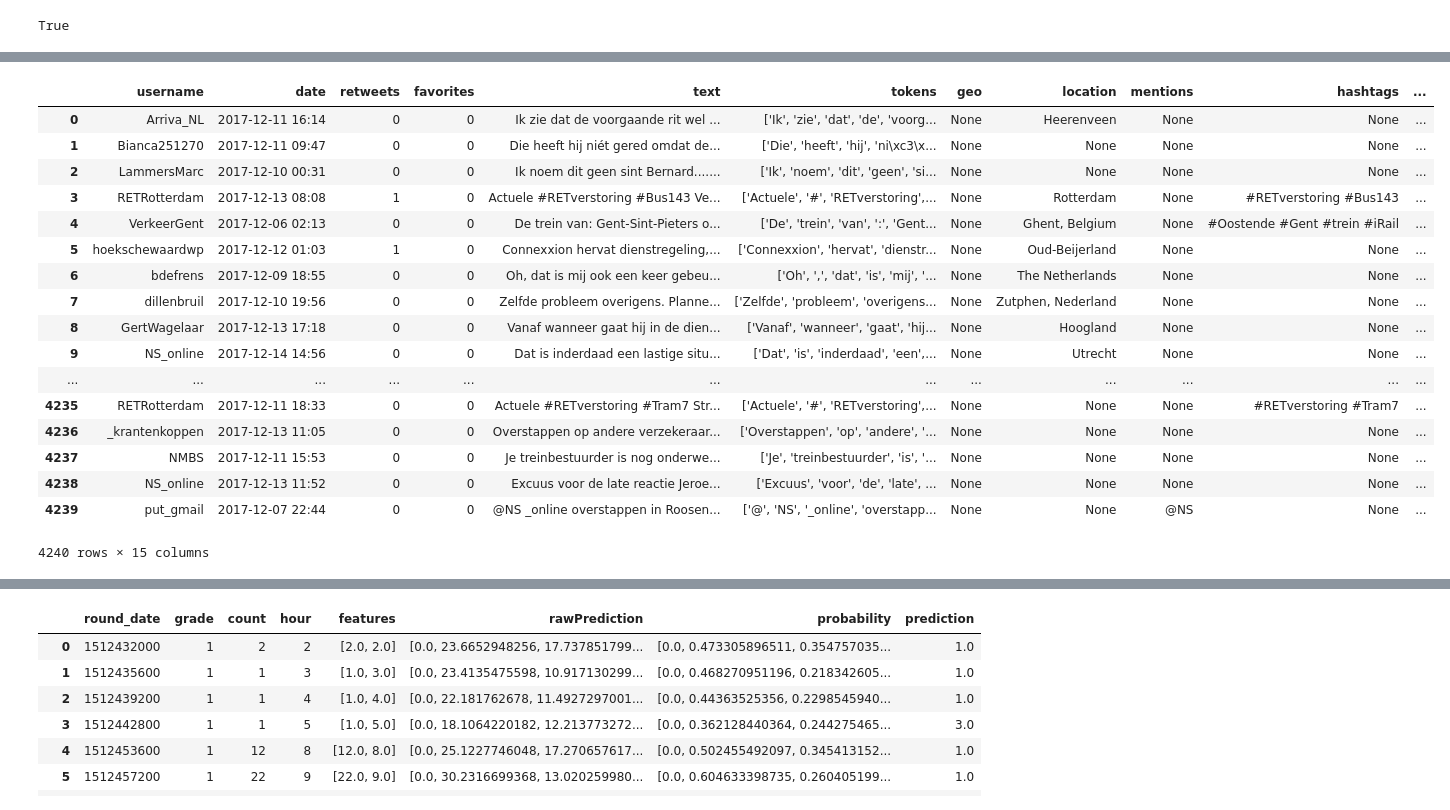
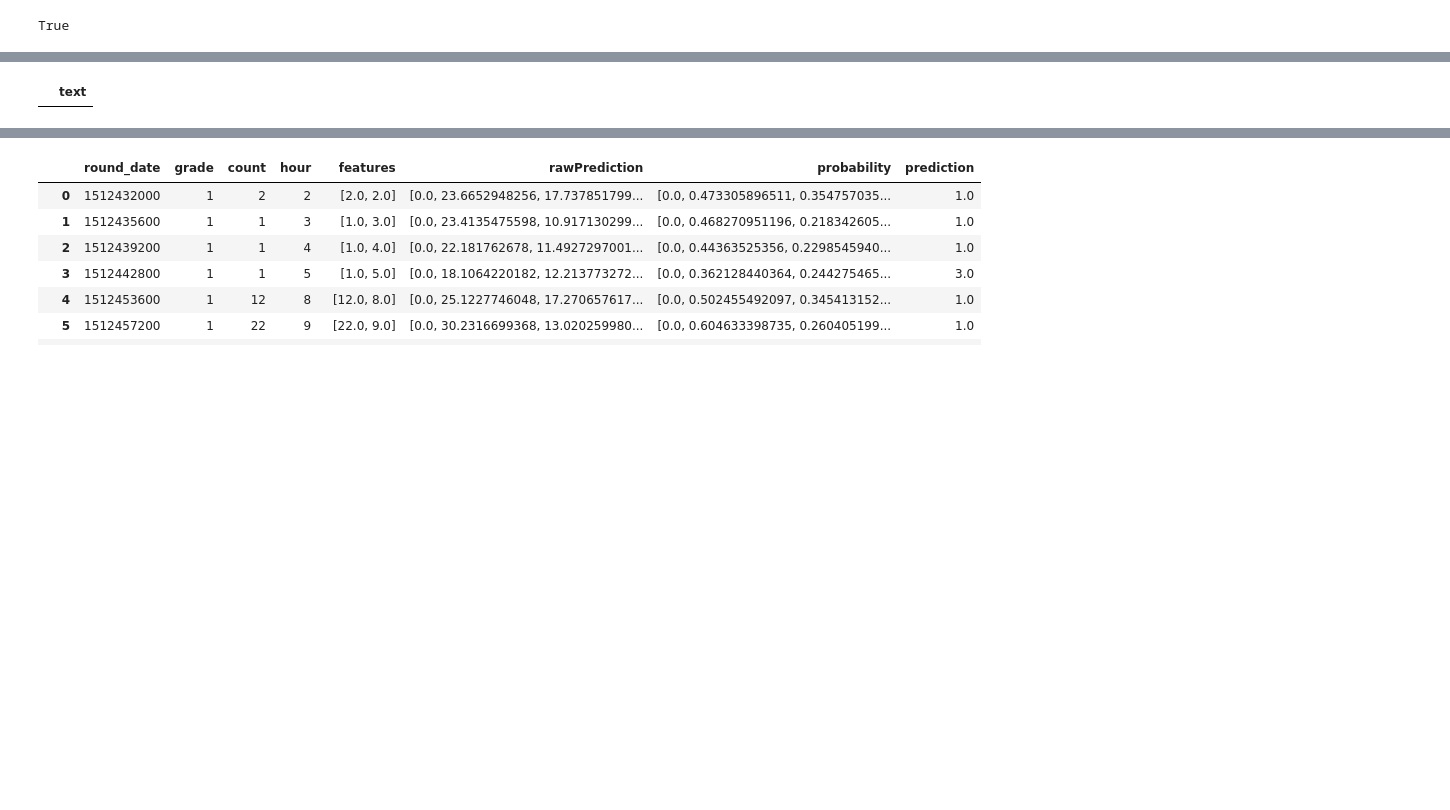
Before and after one commit to AndraIonescu/WSE_FinalPaper, a Jupyter notebook: FinalPaper.ipynb, the cells around one changed output, grey strips where cells are left out. Cells and saved outputs as stored; diff of their text form; code cells hidden in the pictures; blank space fills up the shorter version.

```diff
--- a/FinalPaper.ipynb
+++ b/FinalPaper.ipynb
@@ -140,34 +127,18 @@ wordCloud = WordCloud(width=2000, height=1000, background_color='white').generat
 # %%
-df = sqlContext.read.csv('tweets.csv', sep = ';', header = True, inferSchema = True).cache()
+df = sqlContext.read.csv('tweets.csv', sep = ';', header = True, inferSchema = True)
 sqlContext.registerDataFrameAsTable(df, 'tweets')
 #df.printSchema()
 #df.toPandas()
-disr = sqlContext.read.csv('disruption_grade.csv', sep = ';', header = True, inferSchema = True).cache()
+disr = sqlContext.read.csv('disruption_grade.csv', sep = ';', header = True, inferSchema = True)
 
 round_date = (round(unix_timestamp(col('date'), format='yyyy-MM-dd HH:mm') / 3600) * 3600).cast('integer')
 
 df = df.withColumn('round_date', round_date)
 
-df.toPandas()
+pd.set_option('display.max_colwidth', -1)
+df.select('text').where('grade is null').toPandas()
 # %% [output]
-|  | username | date | retweets | favorites | text | tokens | geo | location | mentions | hashtags | ... |
-| 0 | Arriva_NL | 2017-12-11 16:14 | 0 | 0 | Ik zie dat de voorgaande rit wel ... | ['Ik', 'zie', 'dat', 'de', 'voorg... | None | Heerenveen | None | None | ... |
-| 1 | Bianca251270 | 2017-12-11 09:47 | 0 | 0 | Die heeft hij niét gered omdat de... | ['Die', 'heeft', 'hij', 'ni\xc3\x... | None | None | None | None | ... |
-| 2 | LammersMarc | 2017-12-10 00:31 | 0 | 0 | Ik noem dit geen sint Bernard....... | ['Ik', 'noem', 'dit', 'geen', 'si... | None | None | None | None | ... |
-| 3 | RETRotterdam | 2017-12-13 08:08 | 1 | 0 | Actuele #RETverstoring #Bus143 Ve... | ['Actuele', '#', 'RETverstoring',... | None | Rotterdam | None | #RETverstoring #Bus143 | ... |
-| 4 | VerkeerGent | 2017-12-06 02:13 | 0 | 0 | De trein van: Gent-Sint-Pieters o... | ['De', 'trein', 'van', ':', 'Gent... | None | Ghent, Belgium | None | #Oostende #Gent #trein #iRail | ... |
-| 5 | hoekschewaardwp | 2017-12-12 01:03 | 1 | 0 | Connexxion hervat dienstregeling,... | ['Connexxion', 'hervat', 'dienstr... | None | Oud-Beijerland | None | None | ... |
-| 6 | bdefrens | 2017-12-09 18:55 | 0 | 0 | Oh, dat is mij ook een keer gebeu... | ['Oh', ',', 'dat', 'is', 'mij', '... | None | The Netherlands | None | None | ... |
-| 7 | dillenbruil | 2017-12-10 19:56 | 0 | 0 | Zelfde probleem overigens. Planne... | ['Zelfde', 'probleem', 'overigens... | None | Zutphen, Nederland | None | None | ... |
-| 8 | GertWagelaar | 2017-12-13 17:18 | 0 | 0 | Vanaf wanneer gaat hij in de dien... | ['Vanaf', 'wanneer', 'gaat', 'hij... | None | Hoogland | None | None | ... |
-| 9 | NS_online | 2017-12-14 14:56 | 0 | 0 | Dat is inderdaad een lastige situ... | ['Dat', 'is', 'inderdaad', 'een',... | None | Utrecht | None | None | ... |
-| ... | ... | ... | ... | ... | ... | ... | ... | ... | ... | ... | ... |
-| 4235 | RETRotterdam | 2017-12-11 18:33 | 0 | 0 | Actuele #RETverstoring #Tram7 Str... | ['Actuele', '#', 'RETverstoring',... | None | None | None | #RETverstoring #Tram7 | ... |
-| 4236 | _krantenkoppen | 2017-12-13 11:05 | 0 | 0 | Overstappen op andere verzekeraar... | ['Overstappen', 'op', 'andere', '... | None | None | None | None | ... |
-| 4237 | NMBS | 2017-12-11 15:53 | 0 | 0 | Je treinbestuurder is nog onderwe... | ['Je', 'treinbestuurder', 'is', '... | None | None | None | None | ... |
-| 4238 | NS_online | 2017-12-13 11:52 | 0 | 0 | Excuus voor de late reactie Jeroe... | ['Excuus', 'voor', 'de', 'late', ... | None | None | None | None | ... |
-| 4239 | put_gmail | 2017-12-07 22:44 | 0 | 0 | @NS _online overstappen in Roosen... | ['@', 'NS', '_online', 'overstapp... | None | None | @NS | None | ... |
+|  | text |
-4240 rows × 15 columns
 # %%
 mldf = df.select(['round_date', 'grade']).groupby(['round_date', 'grade']).count().orderBy('round_date')
 mldf = mldf.withColumn('hour', hour(from_unixtime('round_date')))
```
Also changed, not shown: parts of 8 cells of this notebook, 14 other files.
